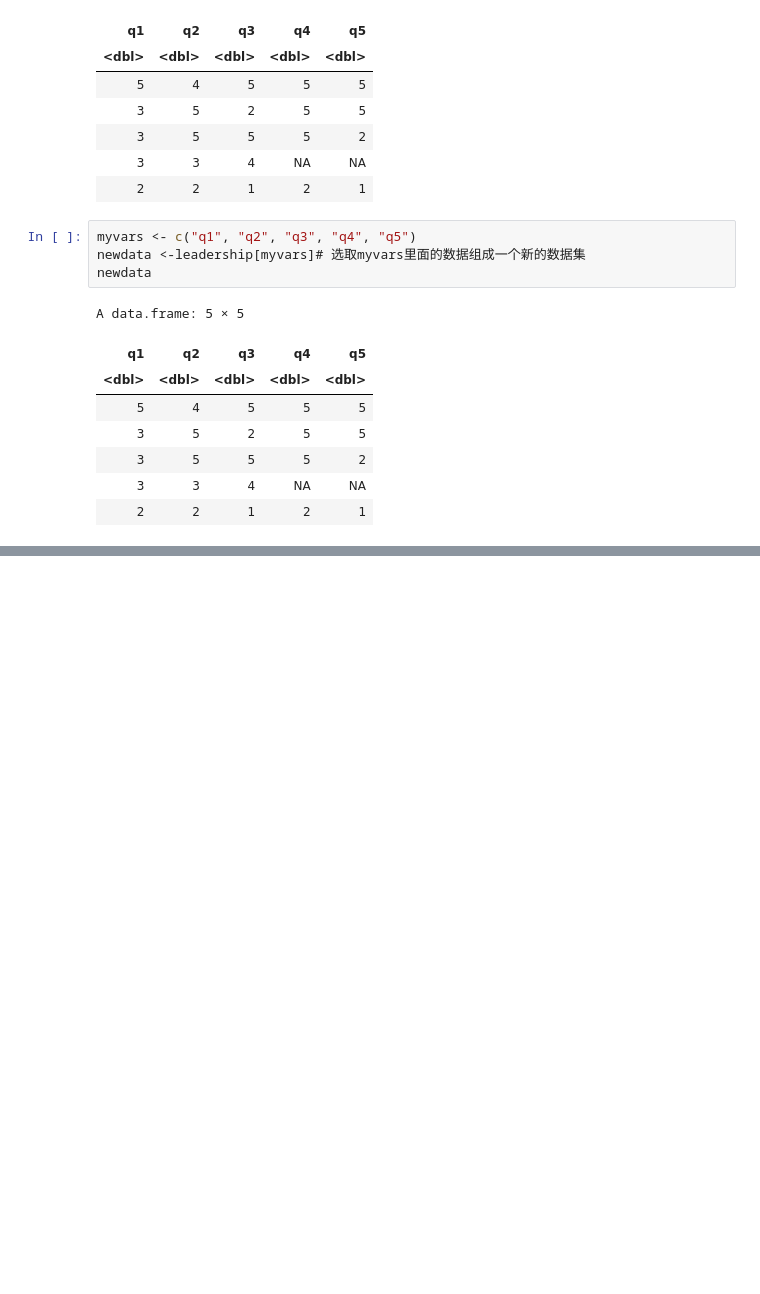
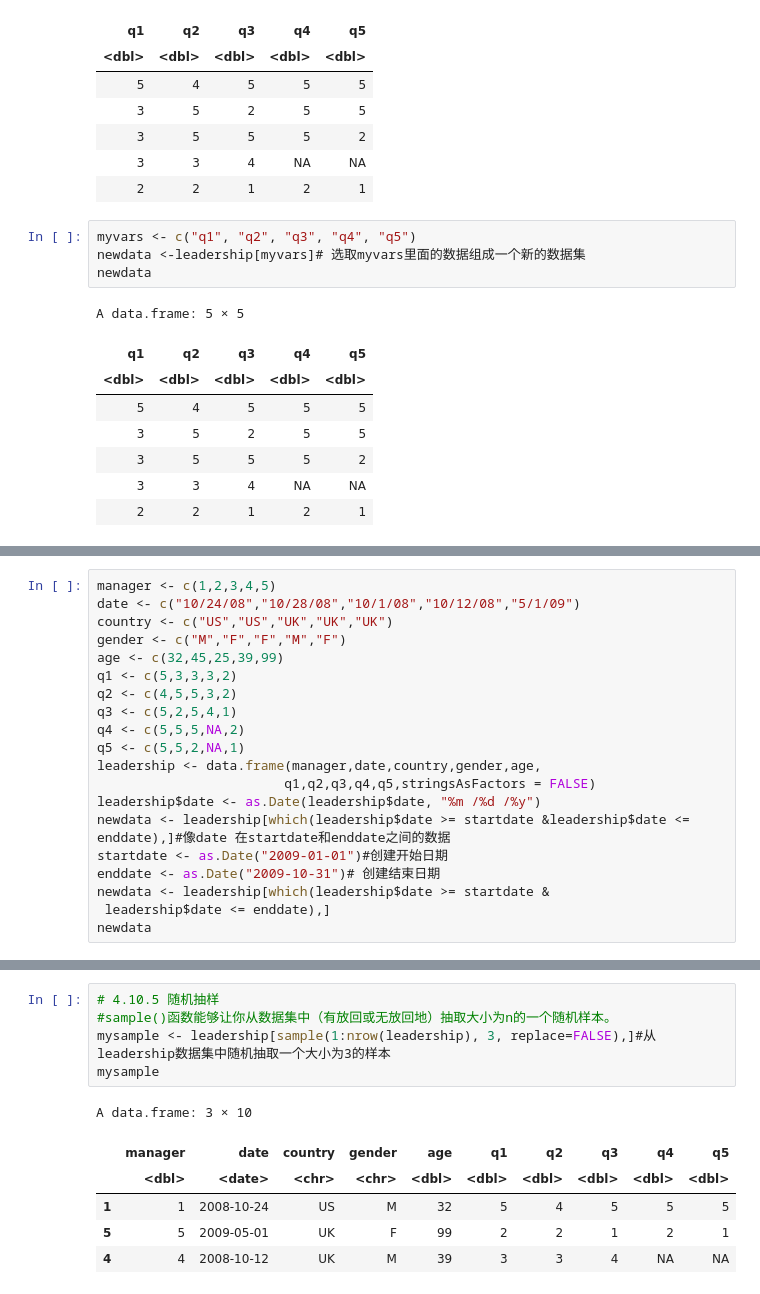
Before and after one commit to ruishuQU/R-IN-ACTION, a Jupyter notebook: code/ch04 基本数据管理.ipynb, the cells around one changed output, grey strips where cells are left out. Drawn from its saved outputs; the diff is of its cells as text; blank space fills up the shorter version.

```diff
--- a/code/ch04 基本数据管理.ipynb
+++ b/code/ch04 基本数据管理.ipynb
@@ -408,0 +455,20 @@ A data.frame: 5 × 5
+# %%
+manager <- c(1,2,3,4,5)
+date <- c("10/24/08","10/28/08","10/1/08","10/12/08","5/1/09")
+country <- c("US","US","UK","UK","UK")
+gender <- c("M","F","F","M","F")
+age <- c(32,45,25,39,99)
+q1 <- c(5,3,3,3,2)
+q2 <- c(4,5,5,3,2)
+q3 <- c(5,2,5,4,1)
+q4 <- c(5,5,5,NA,2)
+q5 <- c(5,5,2,NA,1)
+leadership <- data.frame(manager,date,country,gender,age,
+                        q1,q2,q3,q4,q5,stringsAsFactors = FALSE)
+leadership$date <- as.Date(leadership$date, "%m /%d /%y")
+newdata <- leadership[which(leadership$date >= startdate &leadership$date <= enddate),]#像date 在startdate和enddate之间的数据
+startdate <- as.Date("2009-01-01")#创建开始日期
+enddate <- as.Date("2009-10-31")# 创建结束日期
+newdata <- leadership[which(leadership$date >= startdate &
+ leadership$date <= enddate),]
+newdata
@@ -408,0 +502,12 @@ A data.frame: 5 × 5
+# %%
+# 4.10.5 随机抽样
+#sample()函数能够让你从数据集中（有放回或无放回地）抽取大小为n的一个随机样本。
+mysample <- leadership[sample(1:nrow(leadership), 3, replace=FALSE),]#从leadership数据集中随机抽取一个大小为3的样本
+mysample
+# %% [output]
+A data.frame: 3 × 10
+|  | manager | date | country | gender | age | q1 | q2 | q3 | q4 | q5 |
+|  | <dbl> | <date> | <chr> | <chr> | <dbl> | <dbl> | <dbl> | <dbl> | <dbl> | <dbl> |
+| 1 | 1 | 2008-10-24 | US | M | 32 | 5 | 4 | 5 | 5 | 5 |
+| 5 | 5 | 2009-05-01 | UK | F | 99 | 2 | 2 | 1 | 2 | 1 |
+| 4 | 4 | 2008-10-12 | UK | M | 39 | 3 | 3 | 4 | NA | NA |
```
Also changed, not shown: parts of 8 cells of this notebook.
